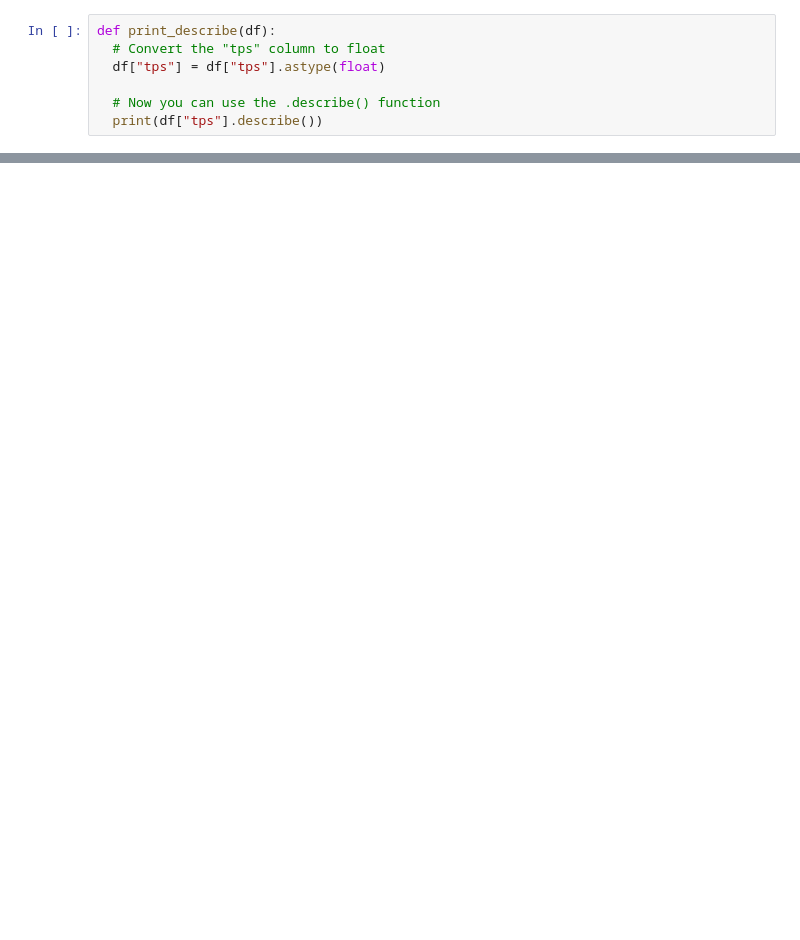
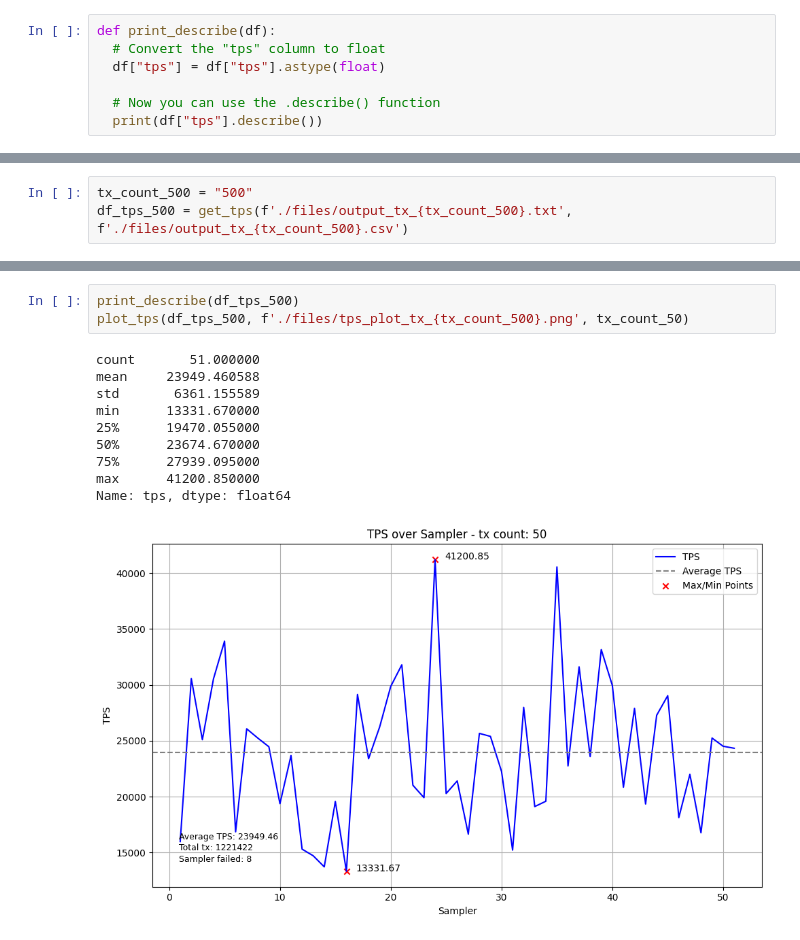
Before and after one commit to everything-is-me/BSM-6G-Test, a Jupyter notebook: backend/Scalability/get_tps.ipynb, the cells around one changed output, grey strips where cells are left out. Drawn from its saved outputs; the diff is of its cells as text; blank space fills up the shorter version.

```diff
--- a/backend/Scalability/get_tps.ipynb
+++ b/backend/Scalability/get_tps.ipynb
@@ -125,0 +101,3 @@ Name: tps, dtype: float64
+# %%
+tx_count_500 = "500"
+df_tps_500 = get_tps(f'./files/output_tx_{tx_count_500}.txt', f'./files/output_tx_{tx_count_500}.csv')
@@ -125,0 +145,14 @@ Name: tps, dtype: float64
+# %%
+print_describe(df_tps_500)
+plot_tps(df_tps_500, f'./files/tps_plot_tx_{tx_count_500}.png', tx_count_50)
+# %% [output]
+count       51.000000
+mean     23949.460588
+std       6361.155589
+min      13331.670000
+25%      19470.055000
+50%      23674.670000
+75%      27939.095000
+max      41200.850000
+Name: tps, dtype: float64
+[figure, added]
```
Also changed, not shown: parts of 11 cells of this notebook.
